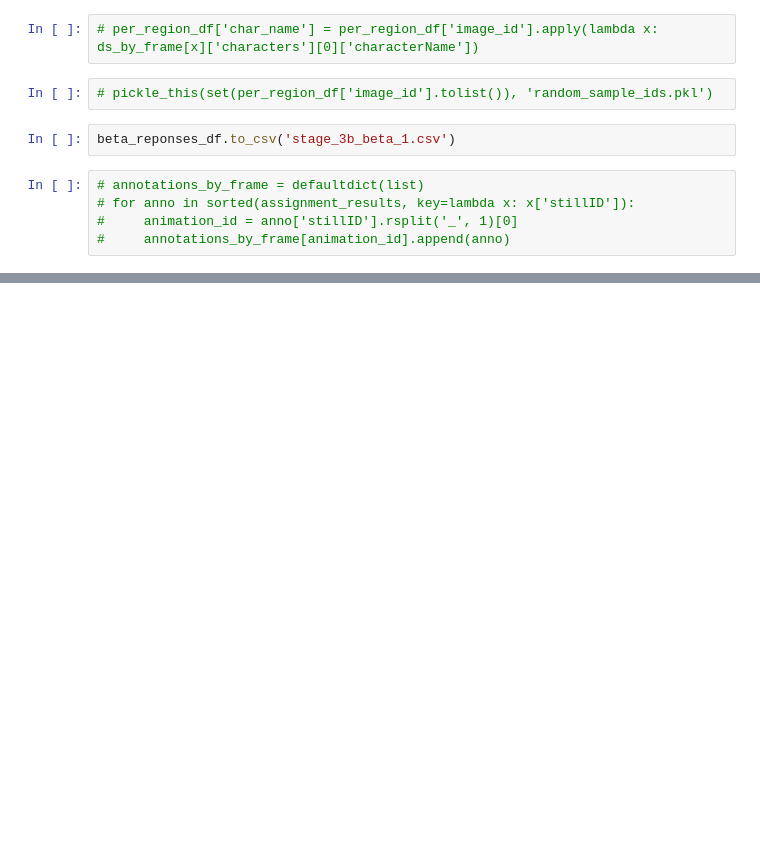
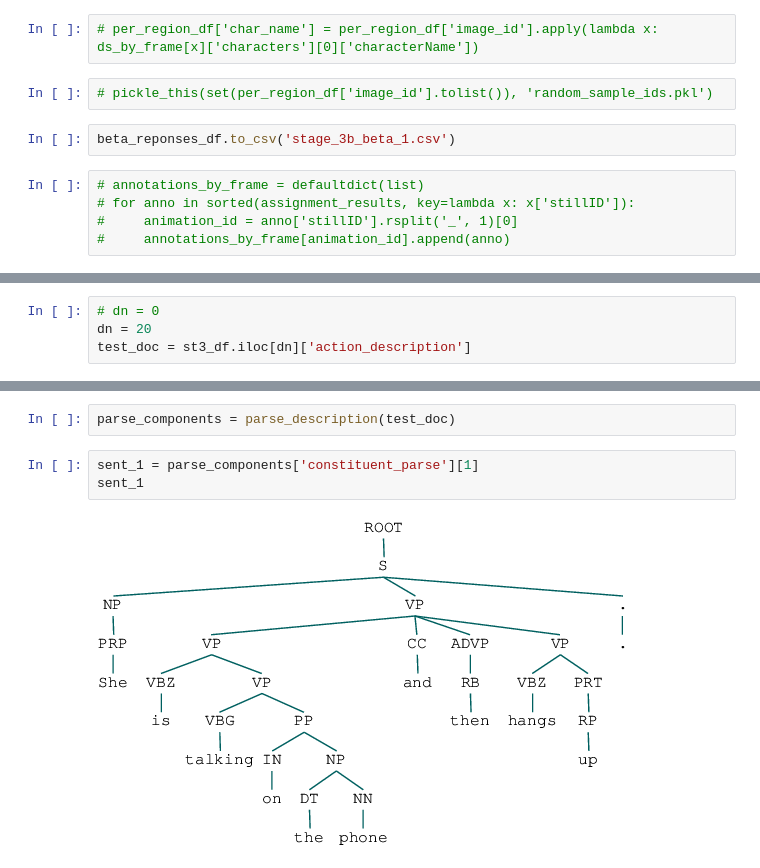
Before and after one commit to drschwenk/stage_3, a Jupyter notebook: task_b_mturk_analyzer.ipynb, the cells around one changed output, grey strips where cells are left out. Saved outputs shown, nothing was run; the diff lists cells and outputs as text; blank space fills up the shorter version.

```diff
--- a/task_b_mturk_analyzer.ipynb
+++ b/task_b_mturk_analyzer.ipynb
@@ -841,0 +294,4 @@ Image.open(requests.get(image_url, stream=True).raw)
+# %%
+# dn = 0
+dn = 20
+test_doc = st3_df.iloc[dn]['action_description']
@@ -841,0 +308,7 @@ Image.open(requests.get(image_url, stream=True).raw)
+# %%
+parse_components = parse_description(test_doc)
+# %%
+sent_1 = parse_components['constituent_parse'][1]
+sent_1
+# %% [output]
+[figure, added]
```
Also changed, not shown: parts of 188 cells of this notebook, 2 other files.
